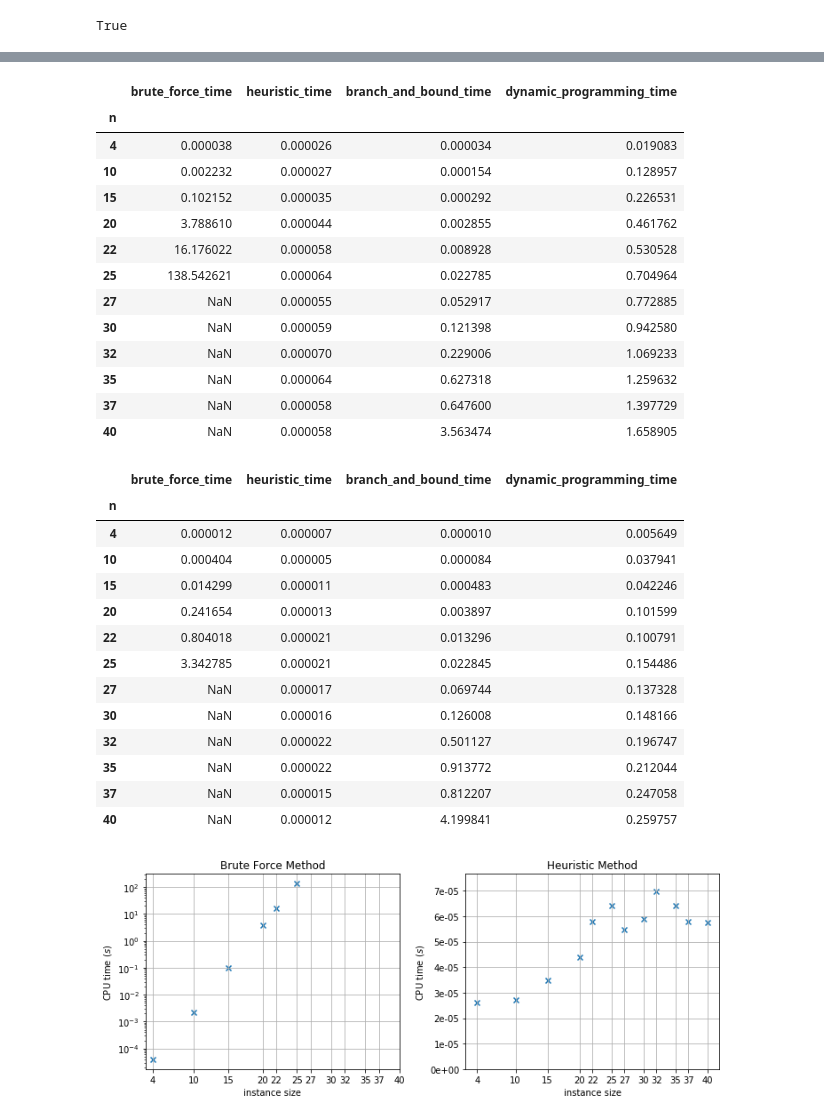
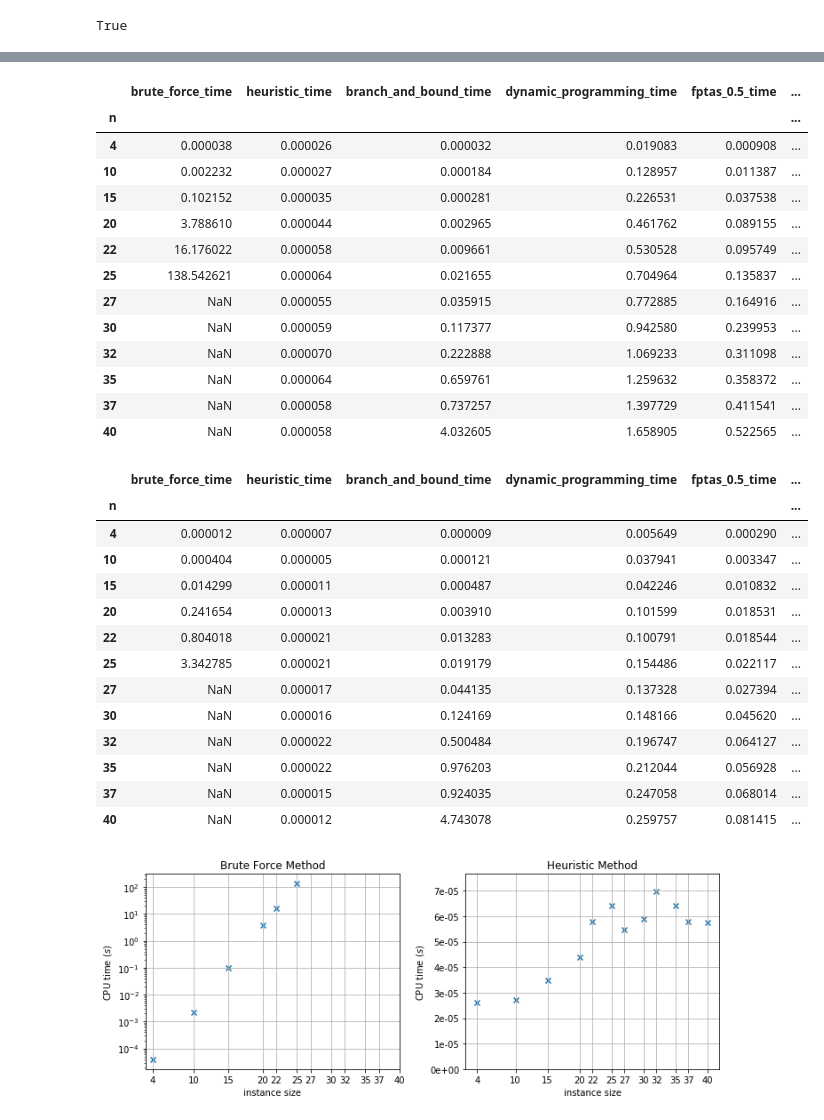
Before and after one commit to podondra/knapsack-problem, a Jupyter notebook: Analysis of Methods for Solving the Knapsack Problem.ipynb, the cells around one changed output, grey strips where cells are left out. Drawn from its saved outputs; the diff is of its cells as text; code cells hidden in the pictures.

```diff
--- a/01-experiments.ipynb
+++ b/Analysis of Methods for Solving the Knapsack Problem.ipynb
@@ -155,41 +242,42 @@ True
 # %%
-times_idx = ['brute_force_time', 'heuristic_time', 'branch_and_bound_time', 'dynamic_programming_time']
+times_idx = ['brute_force_time', 'heuristic_time', 'branch_and_bound_time', 'dynamic_programming_time',
+             'fptas_0.5_time', 'fptas_0.25_time', 'fptas_0.1_time']
 times_group = df.groupby(by='n')[times_idx]
 times_mean = times_group.mean()
 times_std = times_group.std()
 times_mean
 # %% [output]
-|  | brute_force_time | heuristic_time | branch_and_bound_time | dynamic_programming_time |
-| n |  |  |  |  |
-| 4 | 0.000038 | 0.000026 | 0.000034 | 0.019083 |
-| 10 | 0.002232 | 0.000027 | 0.000154 | 0.128957 |
-| 15 | 0.102152 | 0.000035 | 0.000292 | 0.226531 |
-| 20 | 3.788610 | 0.000044 | 0.002855 | 0.461762 |
-| 22 | 16.176022 | 0.000058 | 0.008928 | 0.530528 |
-| 25 | 138.542621 | 0.000064 | 0.022785 | 0.704964 |
-| 27 | NaN | 0.000055 | 0.052917 | 0.772885 |
-| 30 | NaN | 0.000059 | 0.121398 | 0.942580 |
-| 32 | NaN | 0.000070 | 0.229006 | 1.069233 |
-| 35 | NaN | 0.000064 | 0.627318 | 1.259632 |
-| 37 | NaN | 0.000058 | 0.647600 | 1.397729 |
-| 40 | NaN | 0.000058 | 3.563474 | 1.658905 |
+|  | brute_force_time | heuristic_time | branch_and_bound_time | dynamic_programming_time | fptas_0.5_time | ... |
+| n |  |  |  |  |  | ... |
+| 4 | 0.000038 | 0.000026 | 0.000032 | 0.019083 | 0.000908 | ... |
+| 10 | 0.002232 | 0.000027 | 0.000184 | 0.128957 | 0.011387 | ... |
+| 15 | 0.102152 | 0.000035 | 0.000281 | 0.226531 | 0.037538 | ... |
+| 20 | 3.788610 | 0.000044 | 0.002965 | 0.461762 | 0.089155 | ... |
+| 22 | 16.176022 | 0.000058 | 0.009661 | 0.530528 | 0.095749 | ... |
+| 25 | 138.542621 | 0.000064 | 0.021655 | 0.704964 | 0.135837 | ... |
+| 27 | NaN | 0.000055 | 0.035915 | 0.772885 | 0.164916 | ... |
+| 30 | NaN | 0.000059 | 0.117377 | 0.942580 | 0.239953 | ... |
+| 32 | NaN | 0.000070 | 0.222888 | 1.069233 | 0.311098 | ... |
+| 35 | NaN | 0.000064 | 0.659761 | 1.259632 | 0.358372 | ... |
+| 37 | NaN | 0.000058 | 0.737257 | 1.397729 | 0.411541 | ... |
+| 40 | NaN | 0.000058 | 4.032605 | 1.658905 | 0.522565 | ... |
 # %%
 times_std
 # %% [output]
-|  | brute_force_time | heuristic_time | branch_and_bound_time | dynamic_programming_time |
-| n |  |  |  |  |
-| 4 | 0.000012 | 0.000007 | 0.000010 | 0.005649 |
-| 10 | 0.000404 | 0.000005 | 0.000084 | 0.037941 |
-| 15 | 0.014299 | 0.000011 | 0.000483 | 0.042246 |
-| 20 | 0.241654 | 0.000013 | 0.003897 | 0.101599 |
-| 22 | 0.804018 | 0.000021 | 0.013296 | 0.100791 |
-| 25 | 3.342785 | 0.000021 | 0.022845 | 0.154486 |
-| 27 | NaN | 0.000017 | 0.069744 | 0.137328 |
-| 30 | NaN | 0.000016 | 0.126008 | 0.148166 |
-| 32 | NaN | 0.000022 | 0.501127 | 0.196747 |
-| 35 | NaN | 0.000022 | 0.913772 | 0.212044 |
-| 37 | NaN | 0.000015 | 0.812207 | 0.247058 |
-| 40 | NaN | 0.000012 | 4.199841 | 0.259757 |
+|  | brute_force_time | heuristic_time | branch_and_bound_time | dynamic_programming_time | fptas_0.5_time | ... |
+| n |  |  |  |  |  | ... |
+| 4 | 0.000012 | 0.000007 | 0.000009 | 0.005649 | 0.000290 | ... |
+| 10 | 0.000404 | 0.000005 | 0.000121 | 0.037941 | 0.003347 | ... |
+| 15 | 0.014299 | 0.000011 | 0.000487 | 0.042246 | 0.010832 | ... |
+| 20 | 0.241654 | 0.000013 | 0.003910 | 0.101599 | 0.018531 | ... |
+| 22 | 0.804018 | 0.000021 | 0.013283 | 0.100791 | 0.018544 | ... |
+| 25 | 3.342785 | 0.000021 | 0.019179 | 0.154486 | 0.022117 | ... |
+| 27 | NaN | 0.000017 | 0.044135 | 0.137328 | 0.027394 | ... |
+| 30 | NaN | 0.000016 | 0.124169 | 0.148166 | 0.045620 | ... |
+| 32 | NaN | 0.000022 | 0.500484 | 0.196747 | 0.064127 | ... |
+| 35 | NaN | 0.000022 | 0.976203 | 0.212044 | 0.056928 | ... |
+| 37 | NaN | 0.000015 | 0.924035 | 0.247058 | 0.068014 | ... |
+| 40 | NaN | 0.000012 | 4.743078 | 0.259757 | 0.081415 | ... |
 # %%
 fig, (ax1, ax2) = pyplot.subplots(nrows=1, ncols=2, figsize=(10, 4))
 # brute force
```
Also changed, not shown: parts of 26 cells of this notebook, 3 other files.
